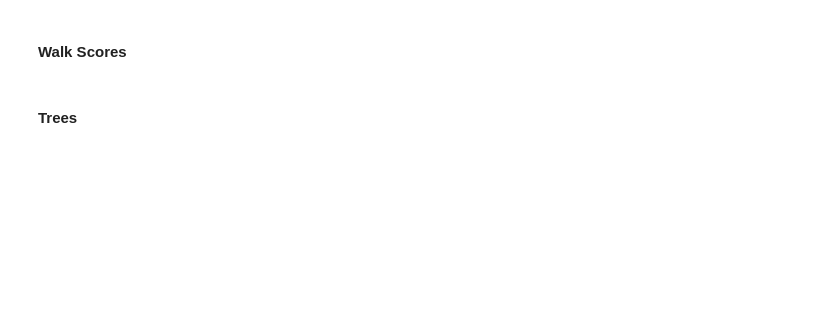
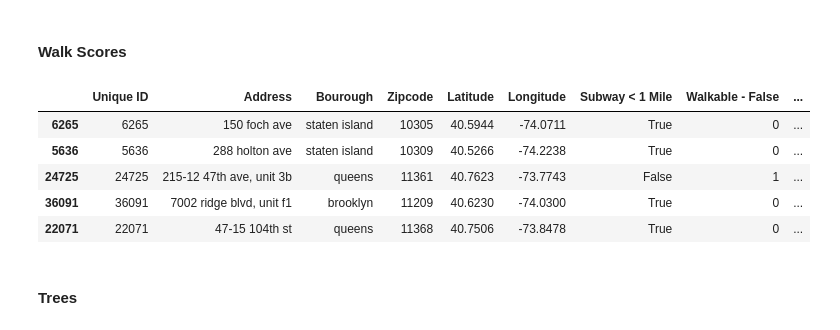
Before and after one commit to shadeetabasi/NYC-Challenge-Final, a Jupyter notebook: python_files/CSV to HTML.ipynb, the cells around one changed output. Cells and saved outputs as stored; diff of their text form; code cells hidden in the pictures; blank space fills up the shorter version.

```diff
--- a/python_files/CSV to HTML.ipynb
+++ b/python_files/CSV to HTML.ipynb
@@ -20,8 +20,19 @@ high = pd.read_csv("output/clean_high_schools.csv")
 walk_score = walk_score.sample(n=1000)
 # %%
 walk_score = walk_score[['uniqueid','address', 'borough', 'zipcode', 'lat', 'long', 'under_1_mile', 'walkable_false', 'walkable_true']]
+
 walk_score.rename(columns={'uniqueid': 'Unique ID', 'address': 'Address', 'borough': 'Bourough', 'lat': 'Latitude', 'long': 'Longitude', 'zipcode': 'Zipcode', "under_1_mile": 'Subway < 1 Mile', 'walkable_false': 'Walkable - False', 'walkable_true': 'Walkable - True' }, inplace=True)
+
 walk_score.to_html("html_tables/walk_table.html", max_cols=100, index=False)
+
+walk_score.head()
+# %% [output]
+|  | Unique ID | Address | Bourough | Zipcode | Latitude | Longitude | Subway < 1 Mile | Walkable - False | ... |
+| 6265 | 6265 | 150 foch ave | staten island | 10305 | 40.5944 | -74.0711 | True | 0 | ... |
+| 5636 | 5636 | 288 holton ave | staten island | 10309 | 40.5266 | -74.2238 | True | 0 | ... |
+| 24725 | 24725 | 215-12 47th ave, unit 3b | queens | 11361 | 40.7623 | -73.7743 | False | 1 | ... |
+| 36091 | 36091 | 7002 ridge blvd, unit f1 | brooklyn | 11209 | 40.6230 | -74.0300 | True | 0 | ... |
+| 22071 | 22071 | 47-15 104th st | queens | 11368 | 40.7506 | -73.8478 | True | 0 | ... |
 # %% [markdown]
 #### Trees
 # %%
```
Also changed, not shown: parts of 11 cells of this notebook, 1 other file.
